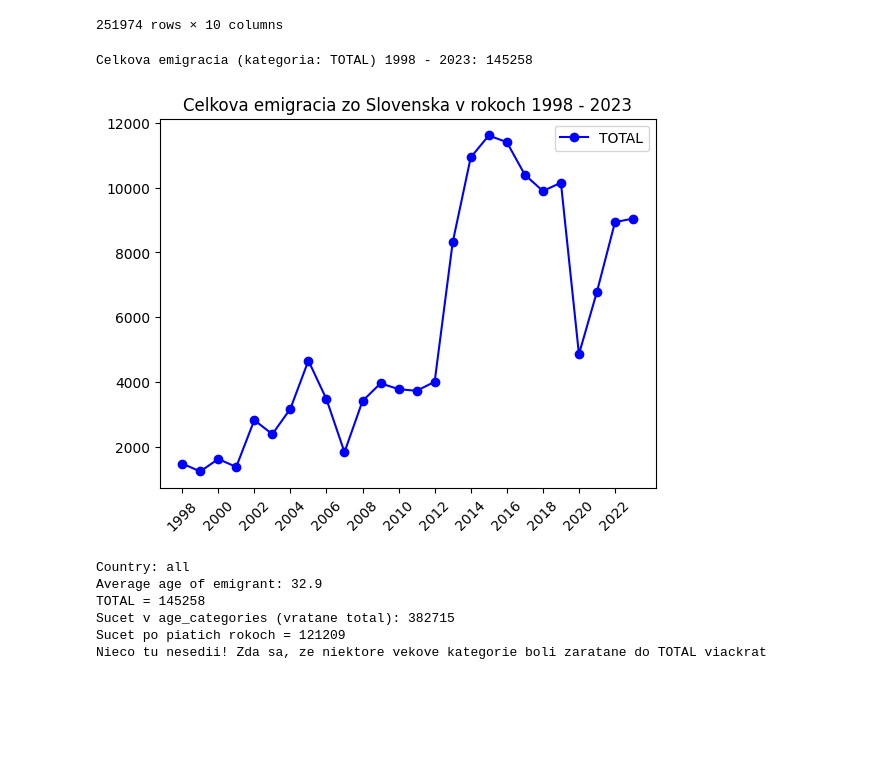
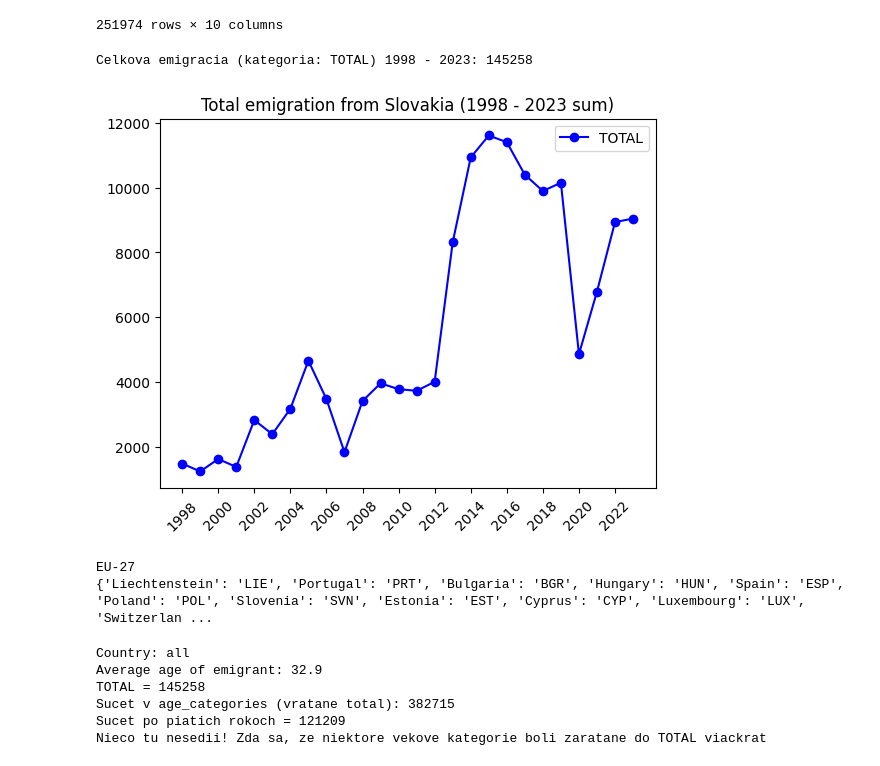
Before and after one commit to jatofi-official/migration-eu-analysis, a Jupyter notebook: Notebooks/Slovenska_Emigracia_Ado.ipynb, the cells around one changed output. Drawn from its saved outputs; the diff is of its cells as text; code cells hidden in the pictures; blank space fills up the shorter version.

```diff
--- a/Notebooks/Slovenska_Emigracia_Ado.ipynb
+++ b/Notebooks/Slovenska_Emigracia_Ado.ipynb
@@ -25,19 +25,40 @@ display(emigr)
 # %%
 def draw_time_plot(axis, category, title):
     yearly_totals = emigr.query("age == @category and sex == 'Total'").groupby('year')['count'].sum()
     # display(yearly_totals)
     print(f"Celkova emigracia (kategoria: {category}) 1998 - 2023:", yearly_totals.sum())
     axis.plot(yearly_totals.index, yearly_totals, '-bo', label = category)
     axis.legend()
     axis.set_title(title)
     plt.xticks(list(range(1998,2024,2)), rotation = 45)
     return figure
 
 figure, axis = plt.subplots()
-figure = draw_time_plot(axis, 'TOTAL', 'Celkova emigracia zo Slovenska v rokoch 1998 - 2023')
+figure = draw_time_plot(axis, 'TOTAL', 'Total emigration from Slovakia (1998 - 2023 sum)')
+# figure = draw_time_plot(axis, 'Y25-29', '')
 # %% [output]
 Celkova emigracia (kategoria: TOTAL) 1998 - 2023: 145258
-[figure, old version]
+[figure, new version]
+# %%
+# toto potrebujem pre pouzitie funkcie v asylums... ziskat ISO3
+country_names = ['Liechtenstein', 'Portugal', 'Bulgaria', 'Hungary', 'Spain', 'Poland',
+       'Slovenia', 'Estonia', 'Cyprus', 'Luxembourg', 'Switzerland', 'Czechia',
+       'Malta', 'Italy', 'Latvia', 'Romania', 'Slovakia', 'Iceland',
+       'Montenegro', 'Greece', 'Belgium', 'Croatia', 'Norway', 'Netherlands',
+       'Sweden', 'Denmark', 'EU-27', 'Germany', 'Ireland', 'Finland', 'France',
+       'Austria', 'Lithuania', 'United Kingdom']
+
+# coding horror - don't look
+slovnik = dict()
+for c in country_names:
+    try:
+        slovnik[c] = list(set(emigr.query("target_country == @c")['target_ISO3']))[0]
+    except:
+        print(c)
+print(slovnik)
+# %% [output]
+EU-27
+{'Liechtenstein': 'LIE', 'Portugal': 'PRT', 'Bulgaria': 'BGR', 'Hungary': 'HUN', 'Spain': 'ESP', 'Poland': 'POL', 'Slovenia': 'SVN', 'Estonia': 'EST', 'Cyprus': 'CYP', 'Luxembourg': 'LUX', 'Switzerlan ...
 # %%
 def draw_age_histogram(axis = None, country = None, print_info = True, print_average = True):
     if country is None:
```
Also changed, not shown: 2 other files.
